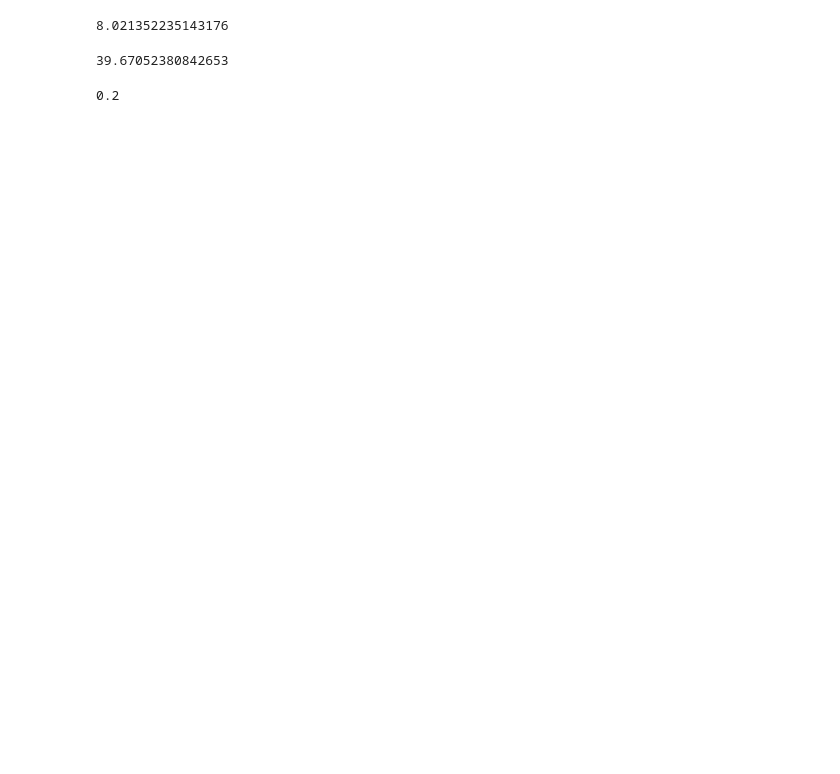
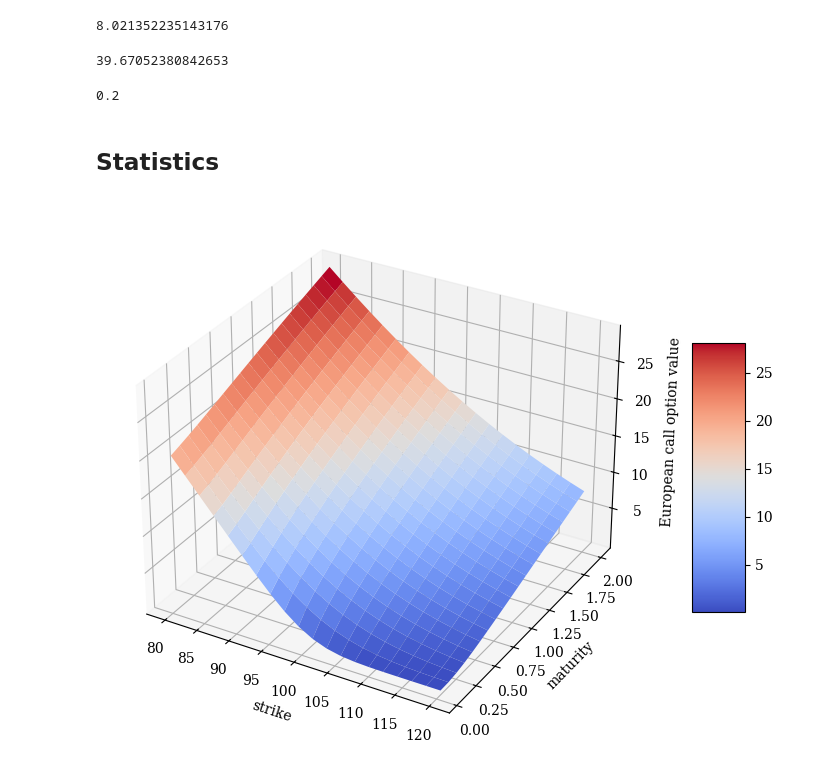
Before and after one commit to martinescobars/Pricing-European-Call-Options, a Jupyter notebook: pricing_european_call_option.ipynb, the cells around one changed output. Drawn from its saved outputs; the diff is of its cells as text; code cells hidden in the pictures; blank space fills up the shorter version.

Commit message:
type: refactor
enhanced the workflow

```diff
--- a/pricing_european_call_option.ipynb
+++ b/pricing_european_call_option.ipynb
@@ -80,0 +20,5 @@ __main__.bsm_call_option
+# %%
+# implementation
+
+o = bsm_call_option(spot_price, strike_price, maturity_years, risk_free_rate, volatility)
+type(o)
@@ -91,3 +37,40 @@ o.vega()
 o.imp_vol(C0=value)
 # %% [output]
 0.2
+# %% [markdown]
+## Statistics
+# %%
+# statistics packs
+import numpy as np
+
+# visualization packs
+from pylab import cm, mpl, plt
+from mpl_toolkits.mplot3d import Axes3D
+mpl.rcParams['font.family'] = 'serif'
+%matplotlib inline
+# %%
+# generating statistics
+
+maturities = np.linspace(0.05, 2.0, 20)
+strikes = np.linspace(80, 120, 20)
+K, T = np.meshgrid(strikes, maturities)
+C = np.zeros_like(K)
+V = np.zeros_like(C)
+for t in enumerate(maturities):
+    for k in enumerate(strikes):
+        o.T = t[1]
+        o.K = k[1]
+        C[t[0], k[0]] = o.value()
+        V[t[0], k[0]] = o.vega()
+# %%
+# visualization
+fig = plt.figure(figsize=(12, 7))
+ax = fig.add_subplot(projection='3d')
+surf = ax.plot_surface(K, T, C, rstride=1, cstride=1,
+                       cmap=cm.coolwarm, linewidth=0.5, antialiased=True)
+ax.set_xlabel('strike')
+ax.set_ylabel('maturity')
+ax.set_zlabel('European call option value')
+fig.colorbar(surf, shrink=0.5, aspect=5);
+# %% [output]
+[figure, added]
```
Also changed, not shown: parts of 9 cells of this notebook, 2 other files.
